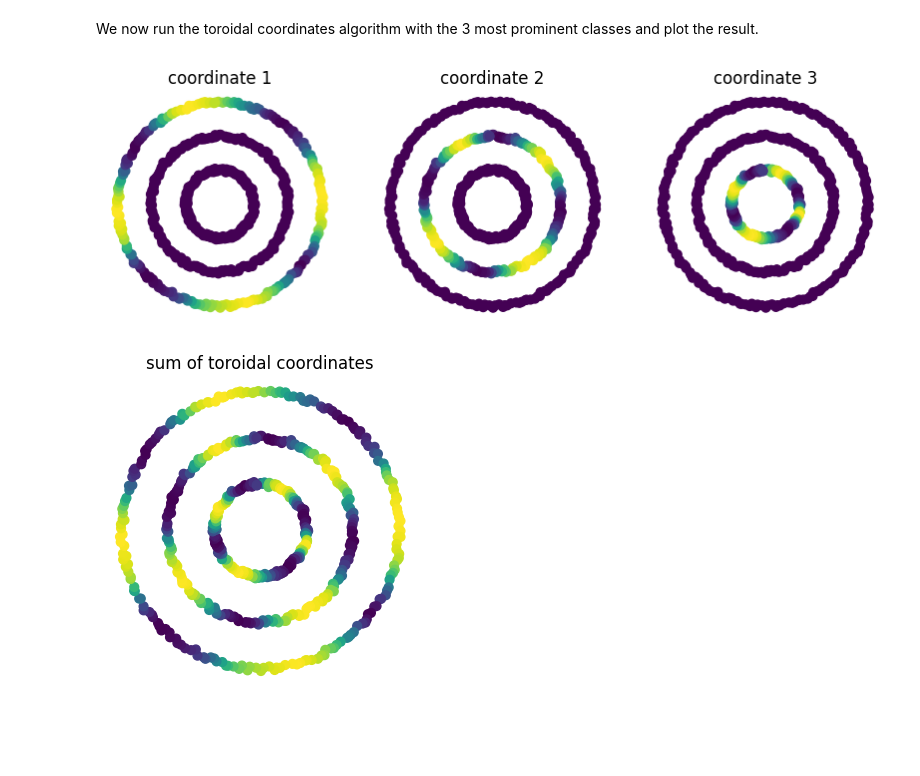
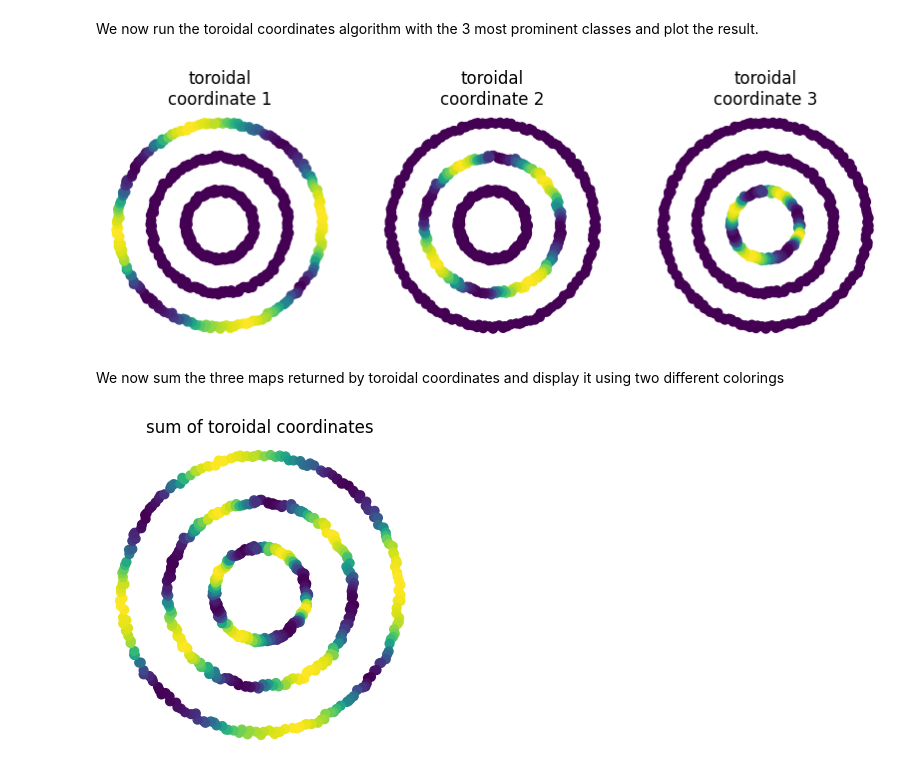
Before and after one commit to scikit-tda/DREiMac, a Jupyter notebook: notebooks/bullseye.ipynb, the cells around one changed output. Drawn from its saved outputs; the diff is of its cells as text; code cells hidden in the pictures; blank space fills up the shorter version.

```diff
--- a/notebooks/bullseye.ipynb
+++ b/notebooks/bullseye.ipynb
@@ -29,22 +29,25 @@ We now run the toroidal coordinates algorithm with the 3 most prominent classes
 # %%
 perc = 0.1
 cohomology_classes = [0, 1, 2]
 
 toroidal_coords = tc.get_coordinates(perc=perc, cocycle_idxs=cohomology_classes)
 
 colorings = [
     CircleMapUtils.levelset_coloring(toroidal_coords[0]),
     CircleMapUtils.levelset_coloring(toroidal_coords[1]),
     CircleMapUtils.levelset_coloring(toroidal_coords[2]),
 ]
 
 plt.figure(figsize=(10, 4))
 for i, coloring in enumerate(colorings):
     plt.subplot(1, len(colorings), i + 1)
     plt.scatter(X[:, 0], X[:, 1], s=40, c=coloring, cmap="viridis")
-    plt.title("coordinate " + str(i+1))
+    plt.title("toroidal\ncoordinate " + str(i+1))
     plt.gca().set_aspect("equal")
     _ = plt.axis("off")
 # %% [output]
-[figure, old version]
+[figure, new version]
+# %% [markdown]
+
+We now sum the three maps returned by toroidal coordinates and display it using two different colorings
 # %%
```
Also changed, not shown: parts of 5 cells of this notebook, 11 other files.
